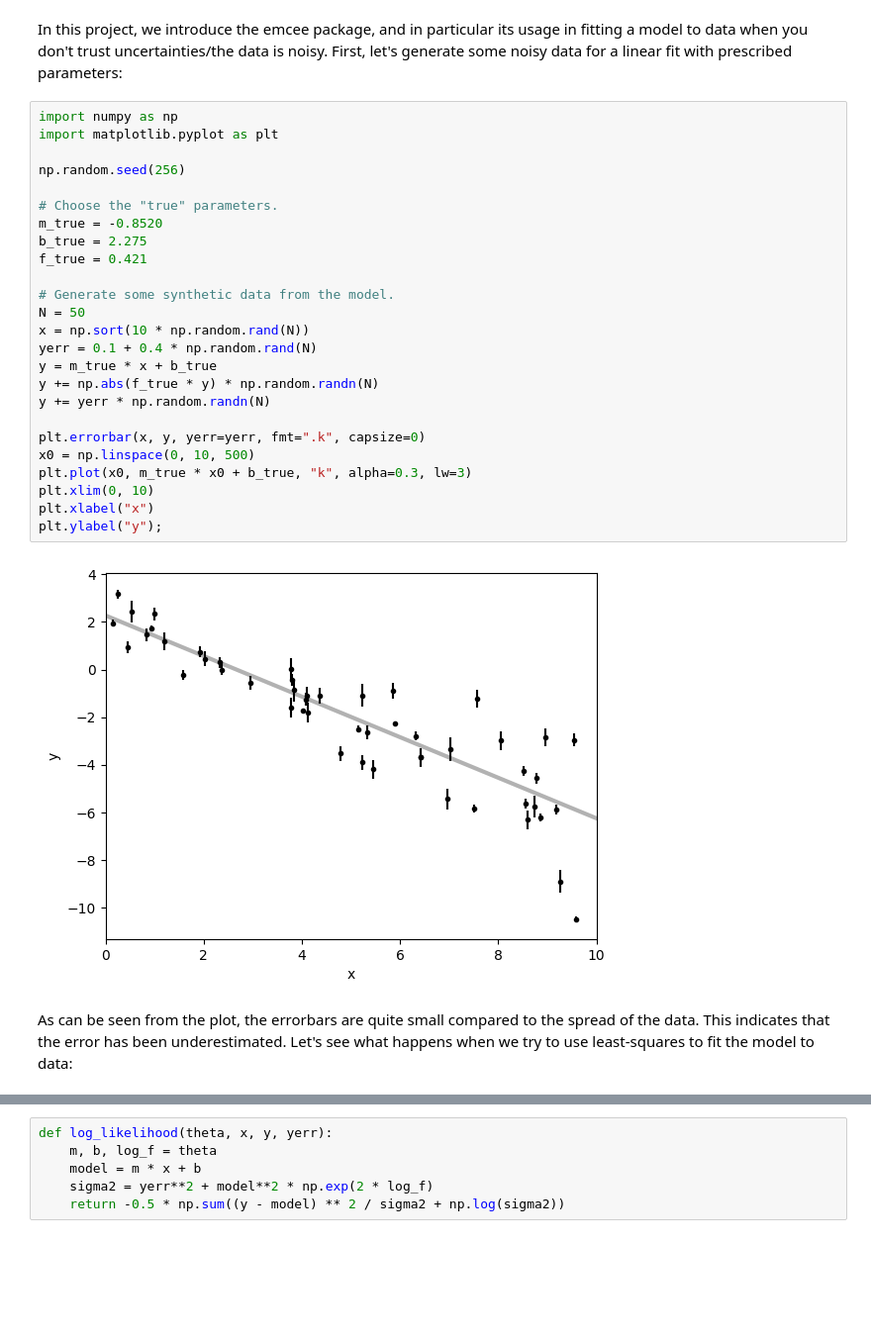
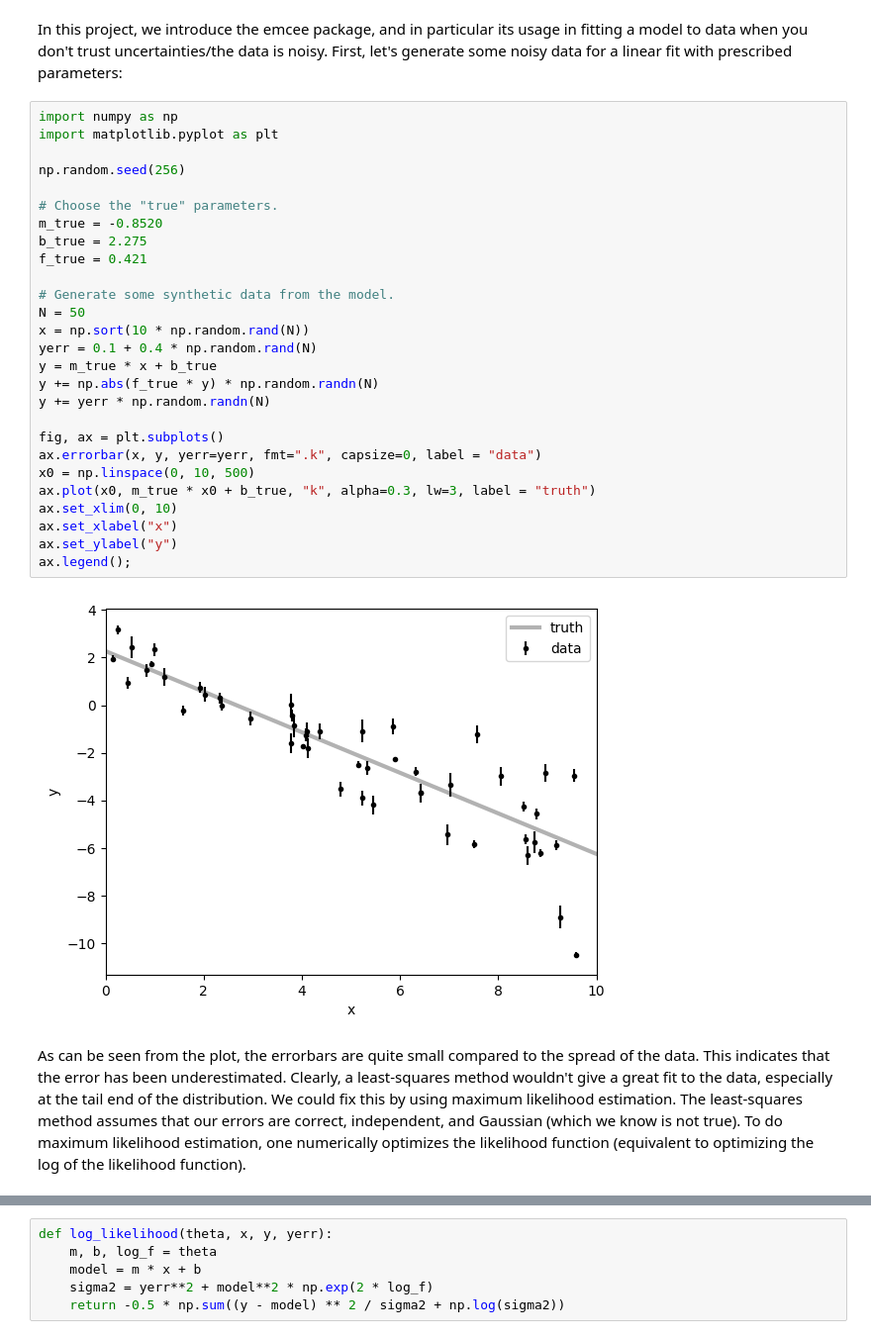
Before and after one commit to RohanPanchwagh/PHYS265-spring25, a Jupyter notebook: Project/emcee_final_project_panchwagh.ipynb, the cells around one changed output, grey strips where cells are left out. Shown: that part at 99% size. Cells and saved outputs as stored; diff of their text form; blank space fills up the shorter version.

```diff
--- a/Project/emcee_final_project_panchwagh.ipynb
+++ b/Project/emcee_final_project_panchwagh.ipynb
@@ -5,29 +5,31 @@ In this project, we introduce the emcee package, and in particular its usage in
 # %%
 import numpy as np
 import matplotlib.pyplot as plt
 
 np.random.seed(256)
 
 # Choose the "true" parameters.
 m_true = -0.8520
 b_true = 2.275
 f_true = 0.421
 
 # Generate some synthetic data from the model.
 N = 50
 x = np.sort(10 * np.random.rand(N))
 yerr = 0.1 + 0.4 * np.random.rand(N)
 y = m_true * x + b_true
 y += np.abs(f_true * y) * np.random.randn(N)
 y += yerr * np.random.randn(N)
 
-plt.errorbar(x, y, yerr=yerr, fmt=".k", capsize=0)
+fig, ax = plt.subplots()
+ax.errorbar(x, y, yerr=yerr, fmt=".k", capsize=0, label = "data")
 x0 = np.linspace(0, 10, 500)
-plt.plot(x0, m_true * x0 + b_true, "k", alpha=0.3, lw=3)
-plt.xlim(0, 10)
-plt.xlabel("x")
-plt.ylabel("y");
+ax.plot(x0, m_true * x0 + b_true, "k", alpha=0.3, lw=3, label = "truth")
+ax.set_xlim(0, 10)
+ax.set_xlabel("x")
+ax.set_ylabel("y")
+ax.legend();
 # %% [output]
-[figure, old version]
+[figure, new version]
 # %% [markdown]
-As can be seen from the plot, the errorbars are quite small compared to the spread of the data. This indicates that the error has been underestimated. Let's see what happens when we try to use least-squares to fit the model to data:
+As can be seen from the plot, the errorbars are quite small compared to the spread of the data. This indicates that the error has been underestimated. Clearly, a least-squares method wouldn't give a great fit to the data, especially at the tail end of the distribution. We could fix this by using maximum likelihood estimation. The least-squares method assumes that our errors are correct, independent, and Gaussian (which we know is not true). To do maximum likelihood estimation, one numerically optimizes the likelihood function (equivalent to optimizing the log of the likelihood function).
```
Also changed, not shown: parts of 19 cells of this notebook, 1 other file.
